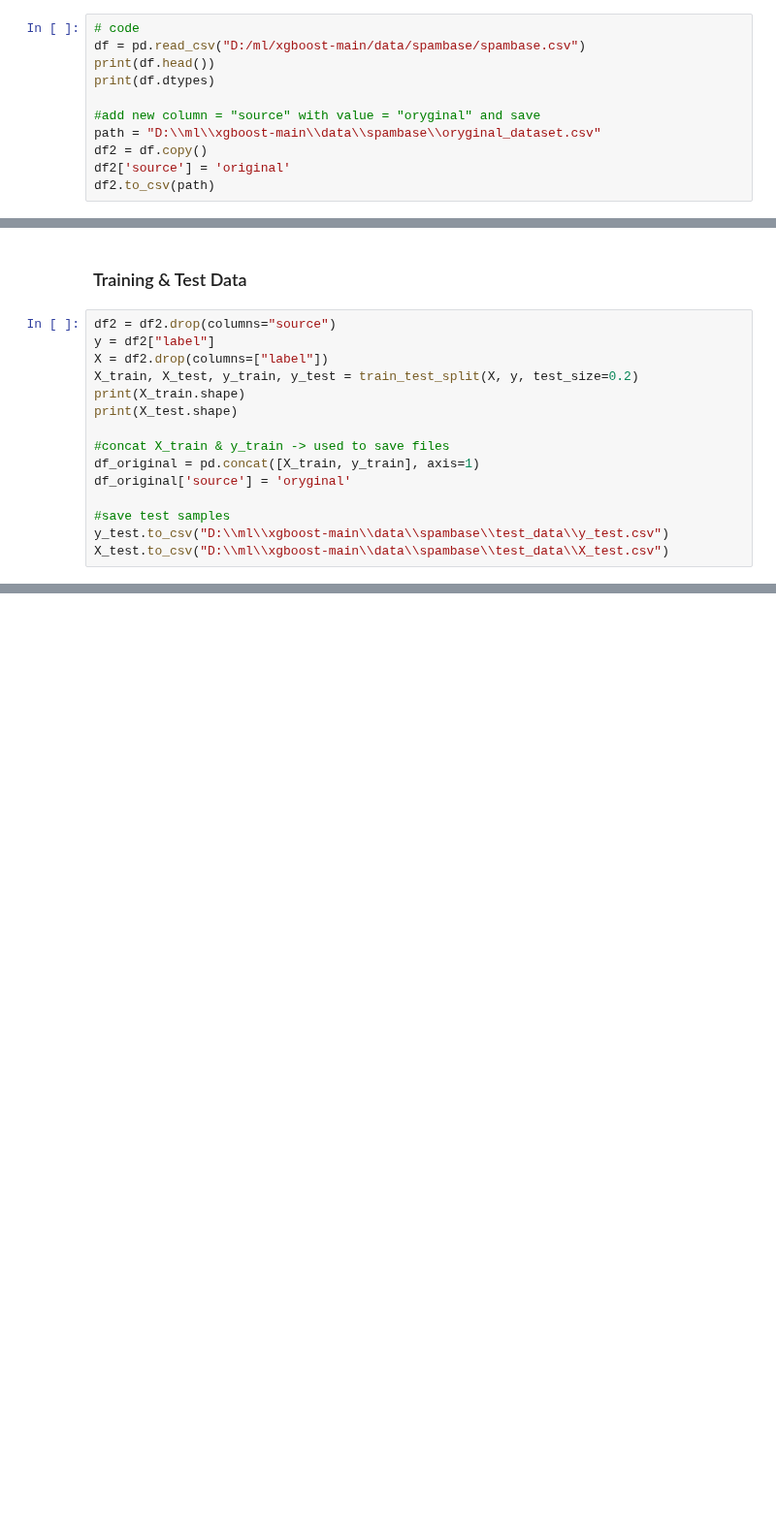
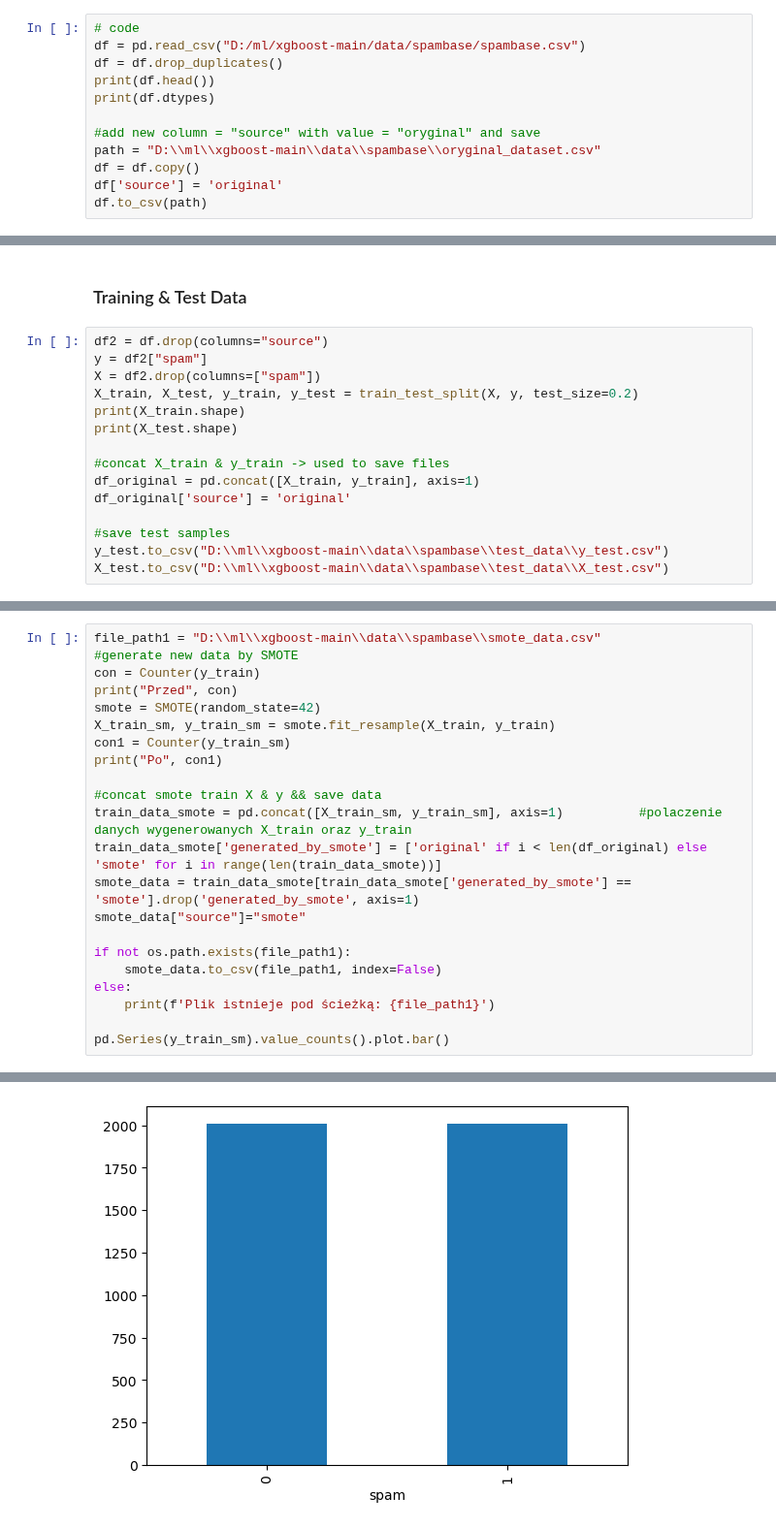
Before and after one commit to BeNNeTTcik/xgboost, a Jupyter notebook: notebooks/spam.ipynb, the cells around one changed output, grey strips where cells are left out. Shown at 97% size. Drawn from its saved outputs; the diff is of its cells as text; blank space fills up the shorter version.

```diff
--- a/notebooks/spam.ipynb
+++ b/notebooks/spam.ipynb
@@ -33,14 +33,15 @@ from ctgan import CTGAN
 # %%
 # code
 df = pd.read_csv("D:/ml/xgboost-main/data/spambase/spambase.csv")
+df = df.drop_duplicates()
 print(df.head())
 print(df.dtypes)
 
 #add new column = "source" with value = "oryginal" and save
 path = "D:\\ml\\xgboost-main\\data\\spambase\\oryginal_dataset.csv"
-df2 = df.copy()
-df2['source'] = 'original'
-df2.to_csv(path)
+df = df.copy()
+df['source'] = 'original'
+df.to_csv(path)
 # %% [output]
    word_freq_make  word_freq_address  word_freq_all  word_freq_3d  \
 0            0.00               0.64           0.64           0.0
@@ -62,16 +63,16 @@ dtype: object
 # %% [markdown]
 ### Training & Test Data
 # %%
-df2 = df2.drop(columns="source")
-y = df2["label"]
-X = df2.drop(columns=["label"])
+df2 = df.drop(columns="source")
+y = df2["spam"]
+X = df2.drop(columns=["spam"])
 X_train, X_test, y_train, y_test = train_test_split(X, y, test_size=0.2)
 print(X_train.shape)
 print(X_test.shape)
 
 #concat X_train & y_train -> used to save files
 df_original = pd.concat([X_train, y_train], axis=1)
-df_original['source'] = 'oryginal'
+df_original['source'] = 'original'
 
 #save test samples
 y_test.to_csv("D:\\ml\\xgboost-main\\data\\spambase\\test_data\\y_test.csv")
@@ -78,0 +85,23 @@ X_test.to_csv("D:\\ml\\xgboost-main\\data\\spambase\\test_data\\X_test.csv")
+# %%
+file_path1 = "D:\\ml\\xgboost-main\\data\\spambase\\smote_data.csv"
+#generate new data by SMOTE
+con = Counter(y_train)
+print("Przed", con)
+smote = SMOTE(random_state=42)
+X_train_sm, y_train_sm = smote.fit_resample(X_train, y_train)
+con1 = Counter(y_train_sm)
+print("Po", con1)
+
+#concat smote train X & y && save data
+train_data_smote = pd.concat([X_train_sm, y_train_sm], axis=1)          #polaczenie danych wygenerowanych X_train oraz y_train
+train_data_smote['generated_by_smote'] = ['original' if i < len(df_original) else 'smote' for i in range(len(train_data_smote))]
+smote_data = train_data_smote[train_data_smote['generated_by_smote'] == 'smote'].drop('generated_by_smote', axis=1)
+smote_data["source"]="smote"
+
+if not os.path.exists(file_path1):
+    smote_data.to_csv(file_path1, index=False)
+else:
+    print(f'Plik istnieje pod ścieżką: {file_path1}')
+
+pd.Series(y_train_sm).value_counts().plot.bar()
+# %% [output]
@@ -78,0 +112 @@ X_test.to_csv("D:\\ml\\xgboost-main\\data\\spambase\\test_data\\X_test.csv")
+[figure, added]
```
Also changed, not shown: parts of 7 cells of this notebook, 5 other files.
